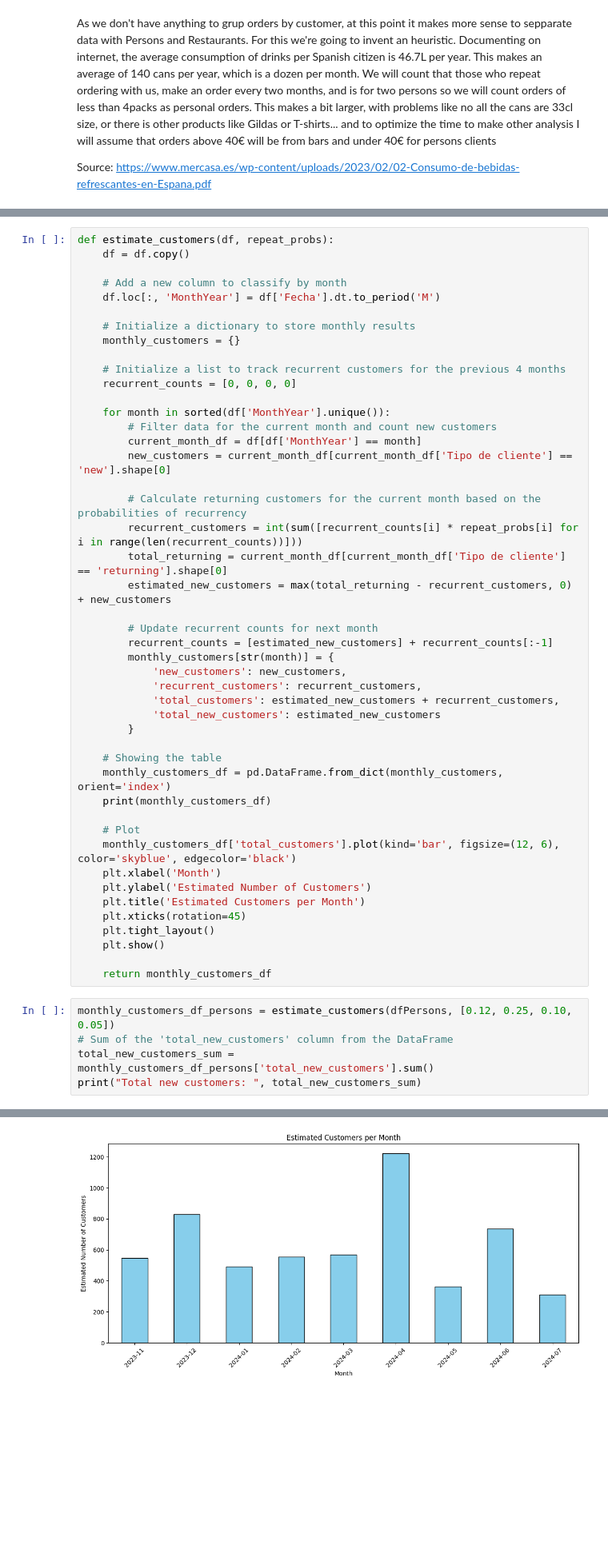
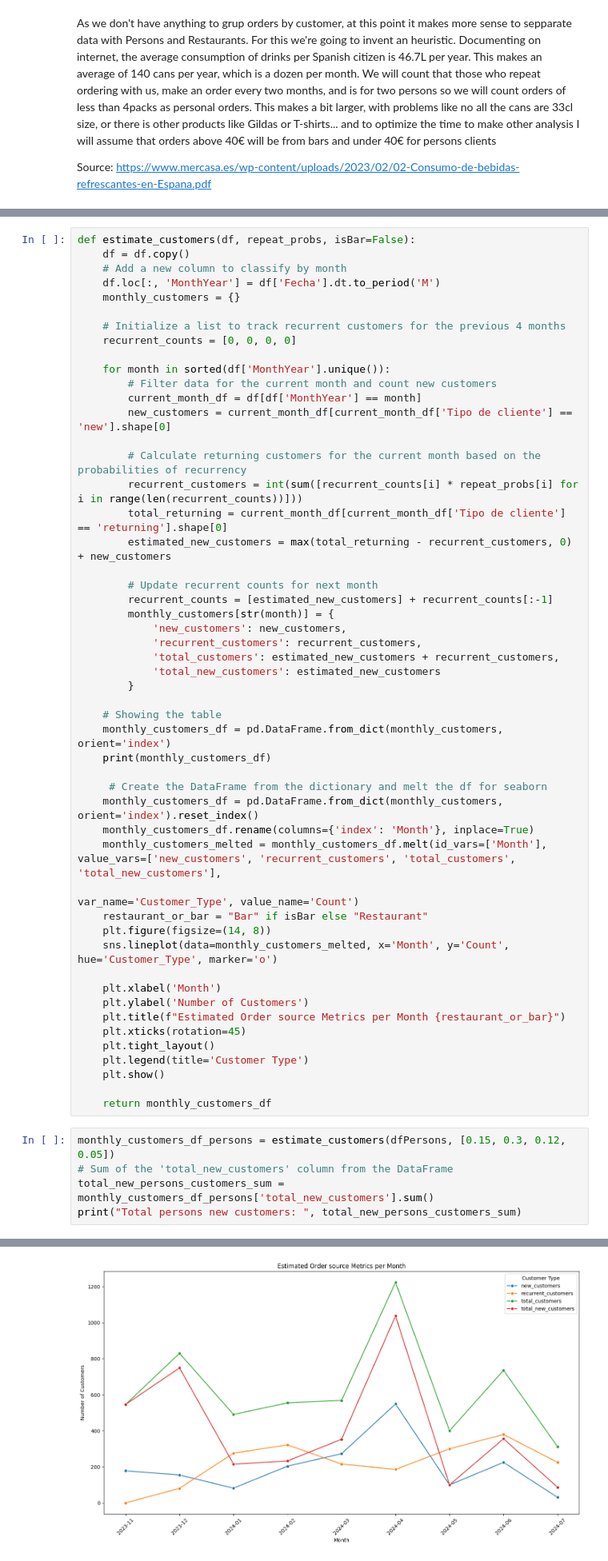
Before and after one commit to enricchust/entrevista_cyberclick, a Jupyter notebook: main.ipynb, the cells around one changed output, grey strips where cells are left out. Shown at 80% size. Drawn from its saved outputs; the diff is of its cells as text; blank space fills up the shorter version.

Commit message:
product quantity, other improvements and better plots

```diff
--- a/main.ipynb
+++ b/main.ipynb
@@ -223,13 +227,10 @@ print("Number of bars orders",dfBars.shape[0])
 Number of persons orders 5626
 Number of bars orders 3375
 # %%
-def estimate_customers(df, repeat_probs):
+def estimate_customers(df, repeat_probs, isBar=False):
     df = df.copy()
-
     # Add a new column to classify by month
     df.loc[:, 'MonthYear'] = df['Fecha'].dt.to_period('M')
-
-    # Initialize a dictionary to store monthly results
     monthly_customers = {}
 
     # Initialize a list to track recurrent customers for the previous 4 months
@@ -258,21 +259,29 @@ def estimate_customers(df, repeat_probs):
     monthly_customers_df = pd.DataFrame.from_dict(monthly_customers, orient='index')
     print(monthly_customers_df)
 
-    # Plot
-    monthly_customers_df['total_customers'].plot(kind='bar', figsize=(12, 6), color='skyblue', edgecolor='black')
+     # Create the DataFrame from the dictionary and melt the df for seaborn
+    monthly_customers_df = pd.DataFrame.from_dict(monthly_customers, orient='index').reset_index()
+    monthly_customers_df.rename(columns={'index': 'Month'}, inplace=True)
+    monthly_customers_melted = monthly_customers_df.melt(id_vars=['Month'], value_vars=['new_customers', 'recurrent_customers', 'total_customers', 'total_new_customers'],
+                                                         var_name='Customer_Type', value_name='Count')
+    restaurant_or_bar = "Bar" if isBar else "Restaurant"
+    plt.figure(figsize=(14, 8))
+    sns.lineplot(data=monthly_customers_melted, x='Month', y='Count', hue='Customer_Type', marker='o')
+
     plt.xlabel('Month')
-    plt.ylabel('Estimated Number of Customers')
-    plt.title('Estimated Customers per Month')
+    plt.ylabel('Number of Customers')
+    plt.title(f"Estimated Order source Metrics per Month {restaurant_or_bar}")
     plt.xticks(rotation=45)
     plt.tight_layout()
+    plt.legend(title='Customer Type')
     plt.show()
 
     return monthly_customers_df
 # %%
-monthly_customers_df_persons = estimate_customers(dfPersons, [0.12, 0.25, 0.10, 0.05])
+monthly_customers_df_persons = estimate_customers(dfPersons, [0.15, 0.3, 0.12, 0.05])
 # Sum of the 'total_new_customers' column from the DataFrame
-total_new_customers_sum = monthly_customers_df_persons['total_new_customers'].sum()
-print("Total new customers: ", total_new_customers_sum)
+total_new_persons_customers_sum = monthly_customers_df_persons['total_new_customers'].sum()
+print("Total persons new customers: ", total_new_persons_customers_sum)
 # %% [output]
          new_customers  recurrent_customers  total_customers  \
 2023-11            178                    0              546
@@ -294 +303 @@ print("Total new customers: ", total_new_customers_sum)
-[figure, old version]
+[figure, new version]
```
Also changed, not shown: parts of 13 cells of this notebook, 9 other files.
